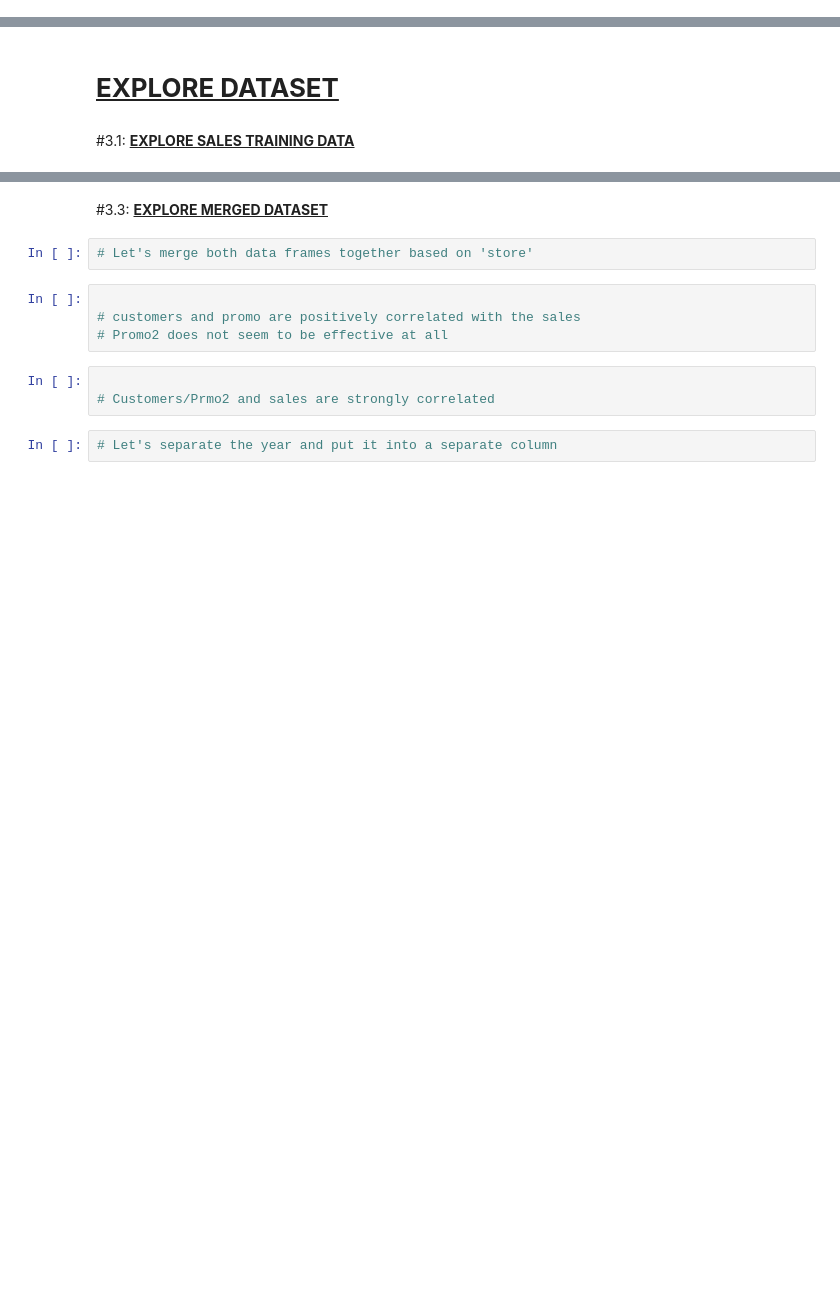
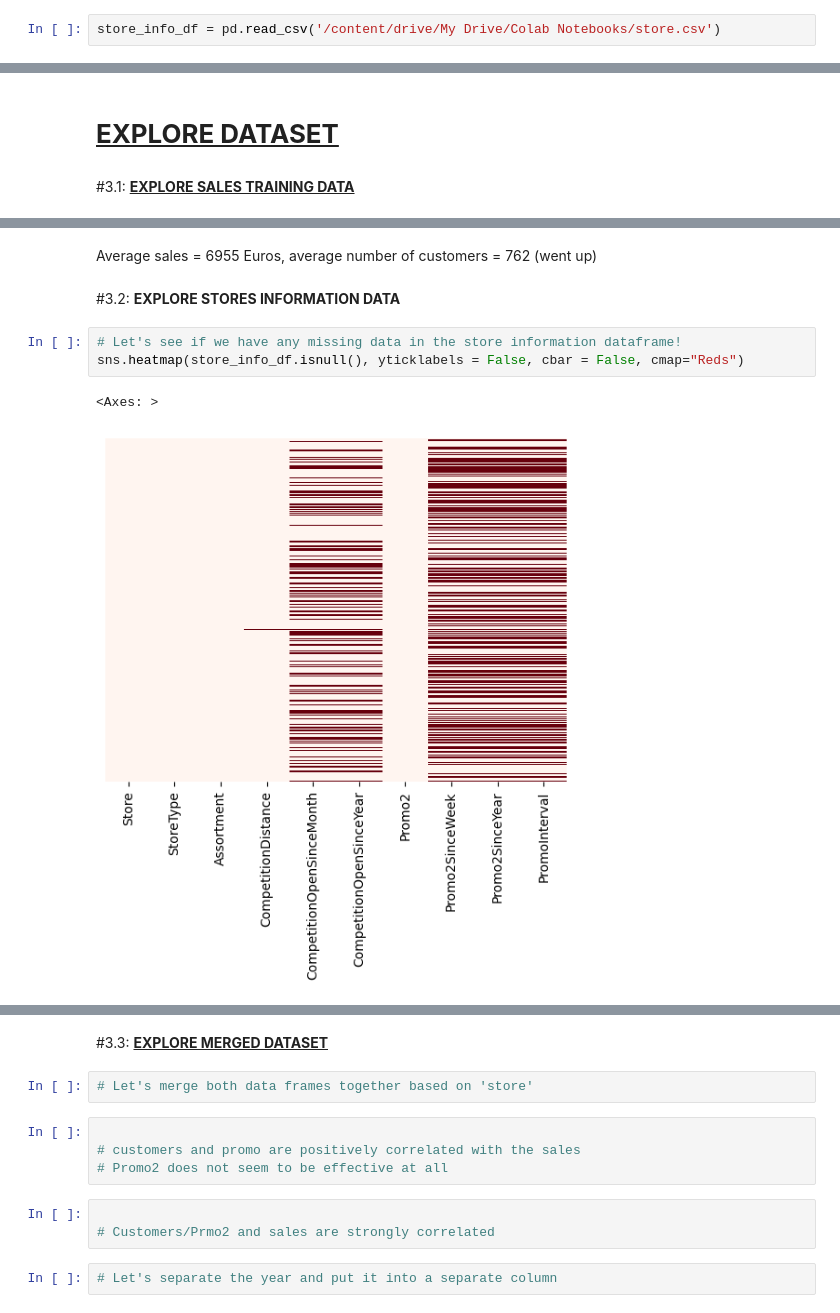
Before and after one commit to FemiAdesola/Data-Science, a Jupyter notebook: Sales_Department.ipynb, the cells around one changed output, grey strips where cells are left out. Drawn from its saved outputs; the diff is of its cells as text; blank space fills up the shorter version.

```diff
--- a/Sales_Department.ipynb
+++ b/Sales_Department.ipynb
@@ -140,0 +124,2 @@ sales_train_df.describe()
+# %%
+store_info_df = pd.read_csv('/content/drive/My Drive/Colab Notebooks/store.csv')
@@ -183,0 +277,10 @@ TASK #3.2: EXPLORE STORES INFORMATION DATA
+# %% [markdown]
+Average sales = 6955 Euros,	average number of customers = 762	(went up)
+# %% [markdown]
+#3.2: **EXPLORE STORES INFORMATION DATA**
+# %%
+# Let's see if we have any missing data in the store information dataframe!
+sns.heatmap(store_info_df.isnull(), yticklabels = False, cbar = False, cmap="Reds")
+# %% [output]
+<Axes: >
+[figure, added]
```
Also changed, not shown: parts of 51 cells of this notebook.
